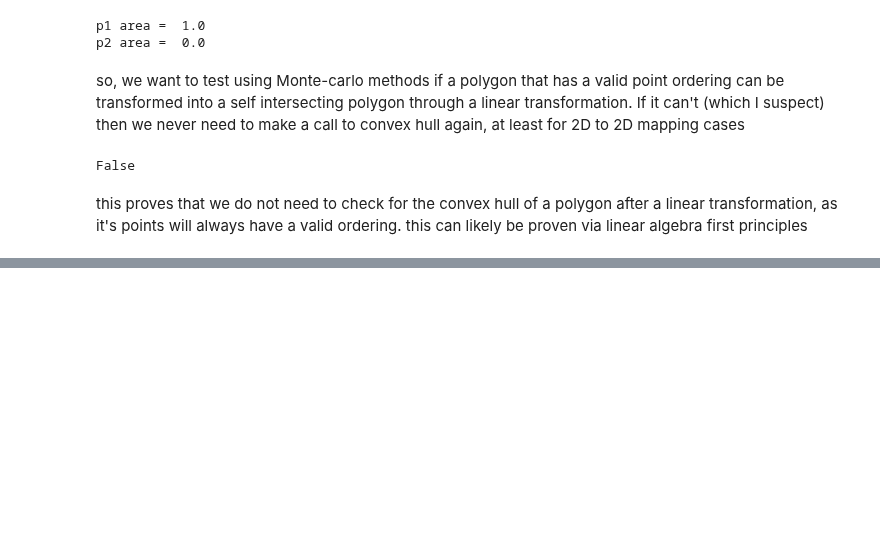
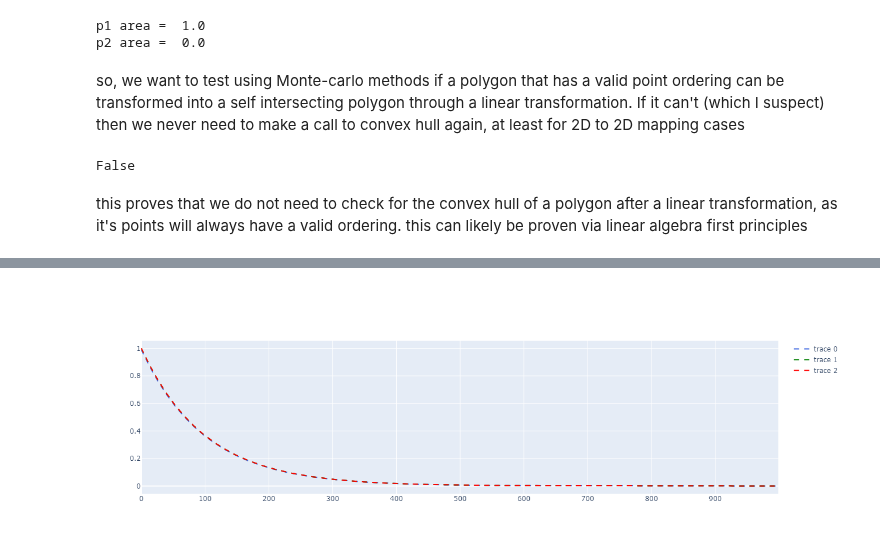
Before and after one commit to adawsonelli/NRI_Analyses, a Jupyter notebook: tests.ipynb, the cells around one changed output, grey strips where cells are left out. Saved outputs shown, nothing was run; the diff lists cells and outputs as text; code cells hidden in the pictures; blank space fills up the shorter version.

```diff
--- a/tests.ipynb
+++ b/tests.ipynb
@@ -47,0 +75,29 @@ this proves that we do not need to check for the convex hull of a polygon after
+# %%
+import plotly.graph_objs as go
+import numpy as np
+
+#initialize
+x0 = 1
+a = .99
+yr = x0  #recursive solution
+y1 = []
+y2 = []
+y3 = []
+
+
+#calculate
+for k in range(1000):
+    yr = yr * a
+    y1.append(yr)
+    y2.append(x0 * a**k)
+    y3.append(x0*np.exp(k*np.log(a)))
+
+
+#plot
+xs = np.arange(0,1000,1)
+fig = go.Figure()
+fig.add_scatter(x=xs,y=y1,line=dict(dash='dash',color='royalblue'))
+fig.add_scatter(x=xs,y=y2,line=dict(dash='dash',color='green'))
+fig.add_scatter(x=xs,y=y3,line=dict(dash='dash',color='red'))
+# %% [output]
+[figure, added]
```
Also changed, not shown: parts of 5 cells of this notebook, 22 other files.
